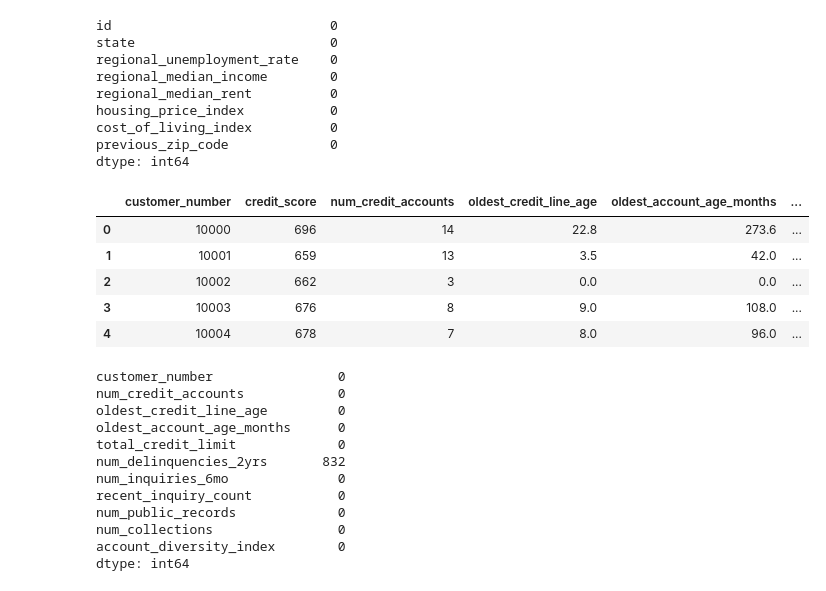
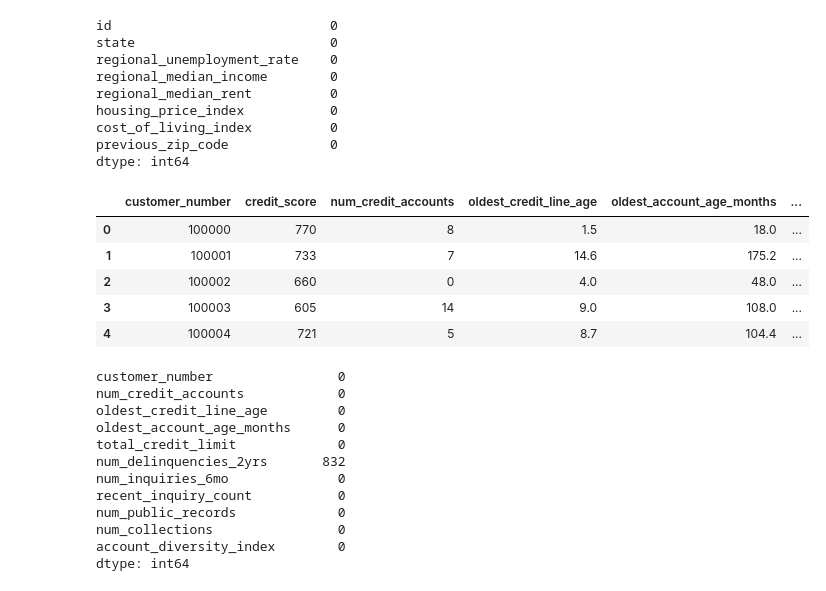
Before and after one commit to ZokirovMuhammadjafar/credit_scoring_challenge, a Jupyter notebook: src/cleaning_data_and_merge.ipynb, the cells around one changed output. Cells and saved outputs as stored; diff of their text form; code cells hidden in the pictures.

```diff
--- a/src/cleaning_data_and_merge.ipynb
+++ b/src/cleaning_data_and_merge.ipynb
@@ -1,3 +3,14 @@
+# %%
+source_folder = "../test/"
+
+loan_details_file = f"{source_folder}loan_details.xlsx"
+geo_file = f"{source_folder}geographic_data.xml"
+financial_file = f"{source_folder}financial_data.jsonl"
+demographic_file = f"{source_folder}demographics.csv"
+history_file = f"{source_folder}credit_history.parquet"
+app_file = f"{source_folder}application_metadata.csv"
+
+output_file = "../results.csv"
 # %%
 import pandas as pd
 # %%
@@ -145,15 +158,15 @@ cost_of_living_index          0
 previous_zip_code             0
 dtype: int64
 # %%
-credit_history=pd.read_parquet("../data/credit_history.parquet")
+credit_history=pd.read_parquet(history_file)
 credit_history.head()
 # %% [output]
 |  | customer_number | credit_score | num_credit_accounts | oldest_credit_line_age | oldest_account_age_months | ... |
-| 0 | 10000 | 696 | 14 | 22.8 | 273.6 | ... |
-| 1 | 10001 | 659 | 13 | 3.5 | 42.0 | ... |
-| 2 | 10002 | 662 | 3 | 0.0 | 0.0 | ... |
-| 3 | 10003 | 676 | 8 | 9.0 | 108.0 | ... |
-| 4 | 10004 | 678 | 7 | 8.0 | 96.0 | ... |
+| 0 | 100000 | 770 | 8 | 1.5 | 18.0 | ... |
+| 1 | 100001 | 733 | 7 | 14.6 | 175.2 | ... |
+| 2 | 100002 | 660 | 0 | 4.0 | 48.0 | ... |
+| 3 | 100003 | 605 | 14 | 9.0 | 108.0 | ... |
+| 4 | 100004 | 721 | 5 | 8.7 | 104.4 | ... |
 # %%
 selected_credit_history_columns = [
     "customer_number",
```
Also changed, not shown: parts of 6 cells of this notebook, 2 other files.
